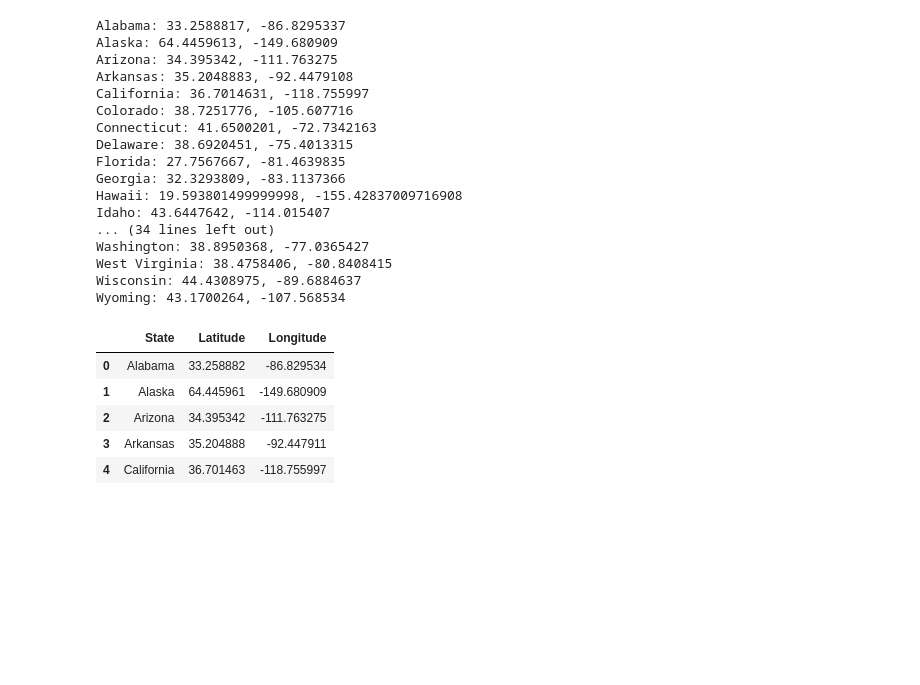
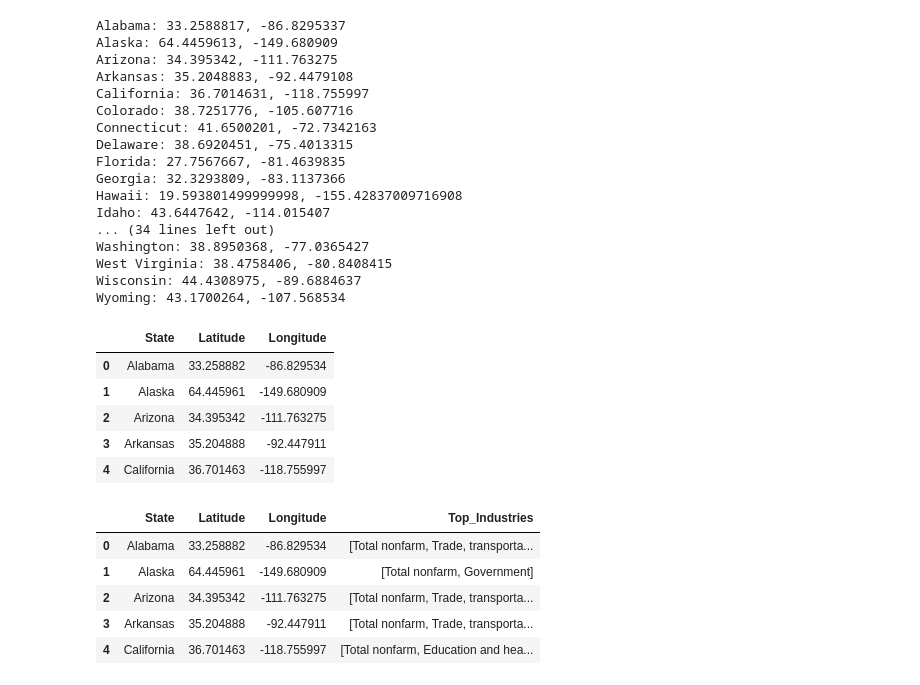
Before and after one commit to aferrodelgado/project-3, a Jupyter notebook: Sorted_Tables/Industry_Demand_per_state.ipynb, the cells around one changed output. Cells and saved outputs as stored; diff of their text form; code cells hidden in the pictures; blank space fills up the shorter version.

```diff
--- a/Sorted_Tables/Industry_Demand_per_state.ipynb
+++ b/Sorted_Tables/Industry_Demand_per_state.ipynb
@@ -78,3 +78,28 @@ state_coords_df.head()
 | 2 | Arizona | 34.395342 | -111.763275 |
 | 3 | Arkansas | 35.204888 | -92.447911 |
 | 4 | California | 36.701463 | -118.755997 |
+# %%
+import pandas as pd
+#Loading state coordinates
+coords_df = pd.read_csv('/Users/latifahjones/Desktop/Project-3/Sorted_Tables/state_coordinates.csv')
+
+# Loading state industry demand data
+demand_df = pd.read_csv('/Users/latifahjones/Desktop/Project-3/Sorted_Tables/Industry_Demand_per_state.csv')
+# %%
+# Finding the top 2 industries for each state
+top_industries = demand_df.set_index('State').apply(lambda x: x.nlargest(2).index.tolist(), axis=1)
+
+# Creating a new DataFrame with states and their top 2 industries
+top_industries_df = pd.DataFrame(top_industries, columns=['Top_Industries'])
+top_industries_df = top_industries_df.reset_index()
+
+# Merge with coordinates data
+map_data = pd.merge(coords_df, top_industries_df, on='State')
+map_data.head()
+# %% [output]
+|  | State | Latitude | Longitude | Top_Industries |
+| 0 | Alabama | 33.258882 | -86.829534 | [Total nonfarm, Trade, transporta... |
+| 1 | Alaska | 64.445961 | -149.680909 | [Total nonfarm, Government] |
+| 2 | Arizona | 34.395342 | -111.763275 | [Total nonfarm, Trade, transporta... |
+| 3 | Arkansas | 35.204888 | -92.447911 | [Total nonfarm, Trade, transporta... |
+| 4 | California | 36.701463 | -118.755997 | [Total nonfarm, Education and hea... |
```
Also changed, not shown: parts of 4 cells of this notebook.
